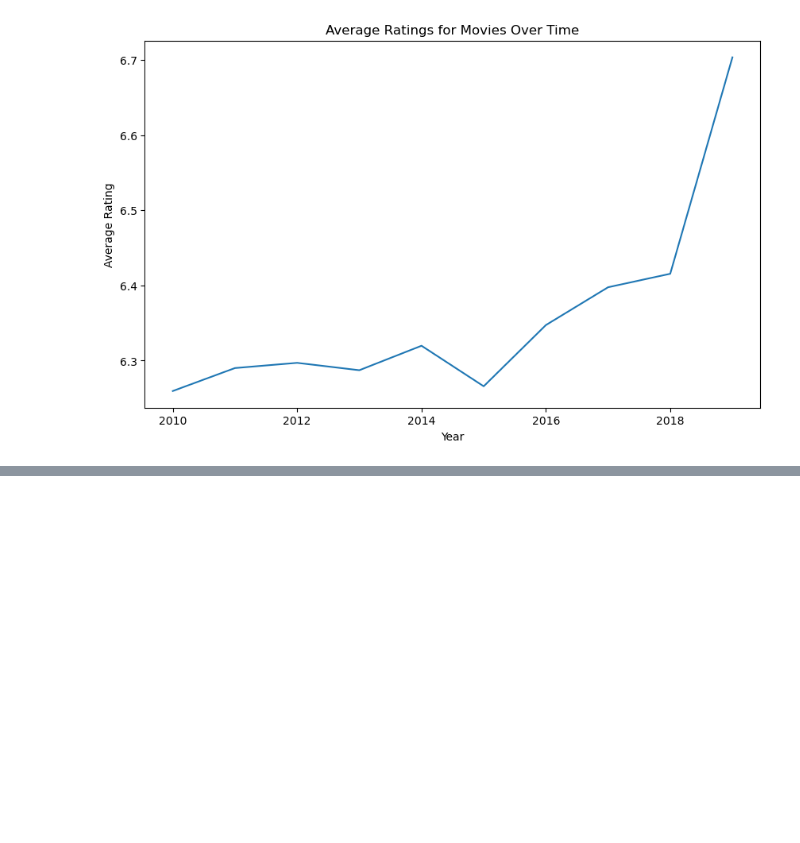
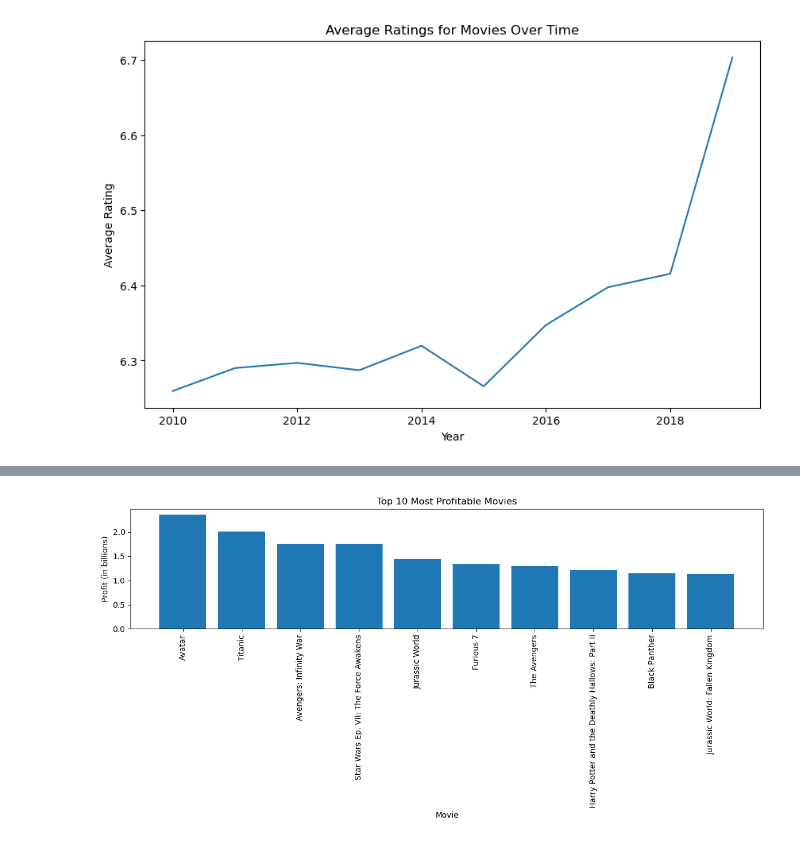
Before and after one commit to johnmuriithikamau/Microsoft-film-project, a Jupyter notebook: microsoft.ipynb, the cells around one changed output, grey strips where cells are left out. Drawn from its saved outputs; the diff is of its cells as text; code cells hidden in the pictures; blank space fills up the shorter version.

```diff
--- a/microsoft.ipynb
+++ b/microsoft.ipynb
@@ -381,0 +420,18 @@ plt.show()
+# %%
+
+# Sort the DataFrame by profit in descending order
+df_sorted = df_budgets.sort_values('profit', ascending=False)
+# Select the top 10 movies
+top_10_movies = df_sorted.head(10)
+
+# Create the bar chart
+plt.figure(figsize=(12, 6))
+plt.bar(top_10_movies['movie'], top_10_movies['profit'] / 1e9)  # Dividing by 1e9 for billions
+plt.xlabel('Movie')
+plt.ylabel('Profit (in billions)')
+plt.title('Top 10 Most Profitable Movies')
+plt.xticks(rotation=90)
+plt.tight_layout()
+plt.show()
+# %% [output]
+[figure, added]
```
Also changed, not shown: parts of 21 cells of this notebook.
